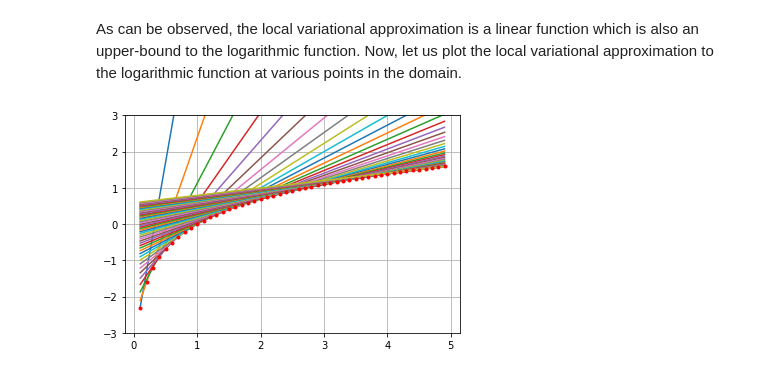
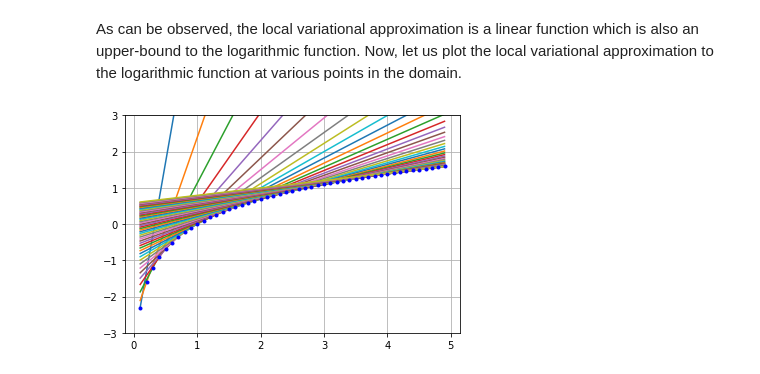
Before and after one commit to lovish1234/PyCon, a Jupyter notebook: 2-Variational-Inference.ipynb, the cells around one changed output. Cells and saved outputs as stored; diff of their text form; code cells hidden in the pictures.

```diff
--- a/2-Variational-Inference.ipynb
+++ b/2-Variational-Inference.ipynb
@@ -56,18 +56,18 @@ As can be observed, the local variational approximation is a linear function whi
 # %%
 ####################################################################
 # Variational approximation to Logarithm  (Envelope of upper-bounds)
 ####################################################################
 
 x = np.expand_dims(np.arange(0.1,5,0.1),0)
 
 lambd = 1/x    # compute lambda for all x
 f_lambda = x.T*lambd - np.tile(np.log(lambd)+1,[x.shape[0],1]);   # Variational upper-bounds
 
 plt.plot(np.tile(x.T,[1,x.shape[1]]),f_lambda)
 plt.hold
-plt.plot(x,np.log(x),'.r')
+plt.plot(x,np.log(x),'.b')
 plt.ylim([-3,3])
 plt.grid(True)
 plt.show()
 # %% [output]
-[figure, old version]
+[figure, new version]
```
Also changed, not shown: parts of 8 cells of this notebook, 12 other files.
